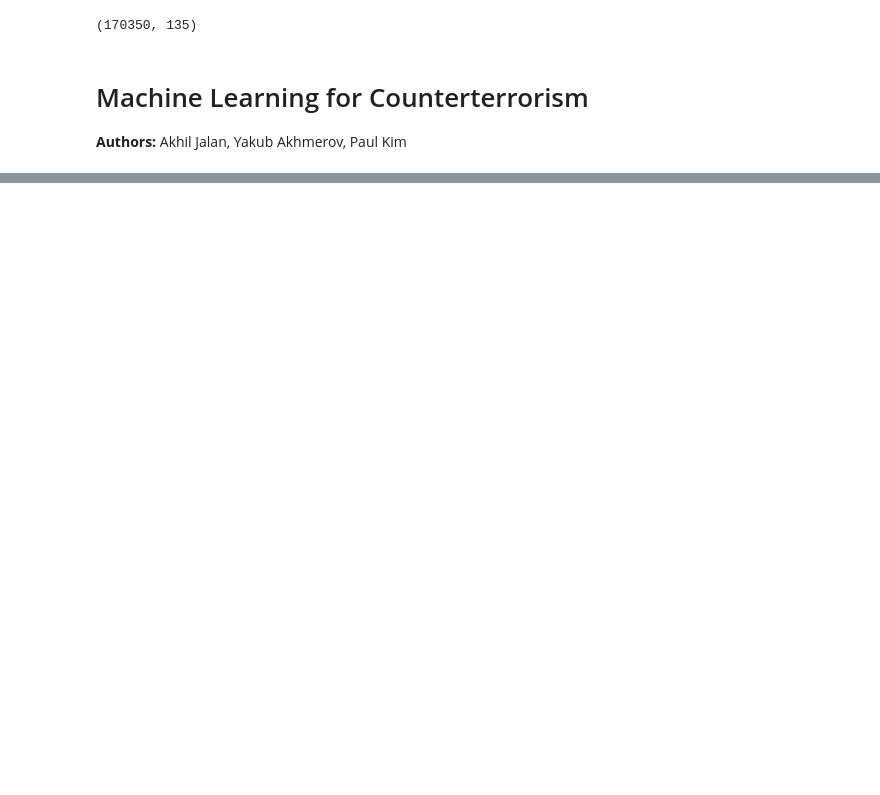
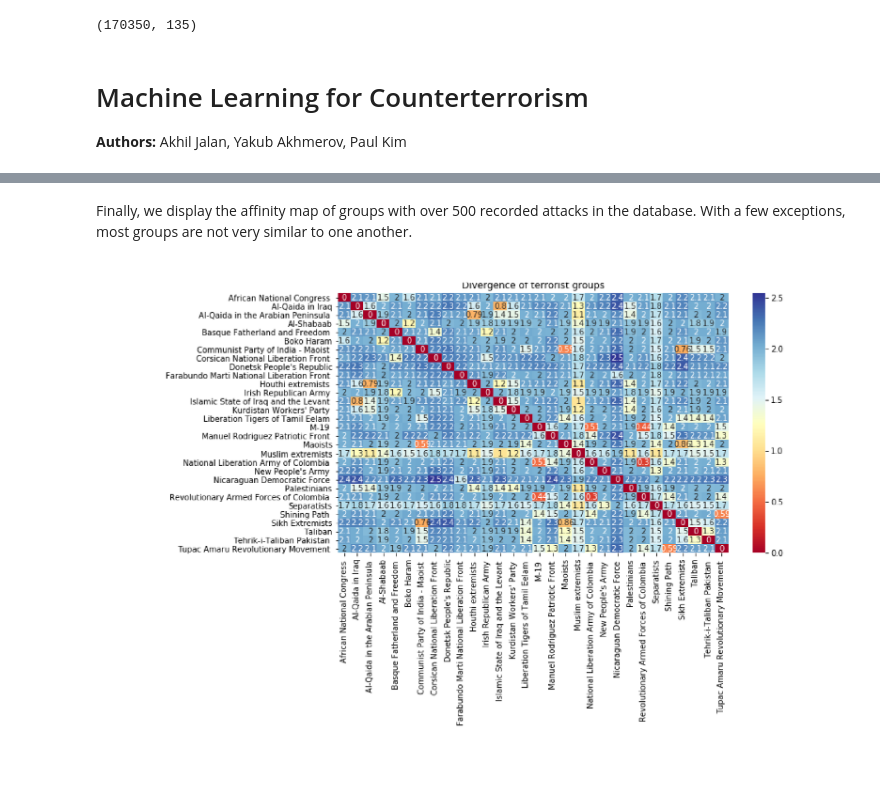
Before and after one commit to jacobakh/ML4CT, a Jupyter notebook: main.ipynb, the cells around one changed output, grey strips where cells are left out. Drawn from its saved outputs; the diff is of its cells as text; code cells hidden in the pictures; blank space fills up the shorter version.

```diff
--- a/main.ipynb
+++ b/main.ipynb
@@ -28,0 +91,6 @@ In order to
+# %% [markdown]
+Finally, we display the affinity map of groups with over 500 recorded attacks in the database. With a few exceptions, most groups are not very similar to one another.
+# %%
+display_image('figures/all_groups_heatmap.png')
+# %% [output]
+[figure, added]
```
Also changed, not shown: parts of 16 cells of this notebook.
